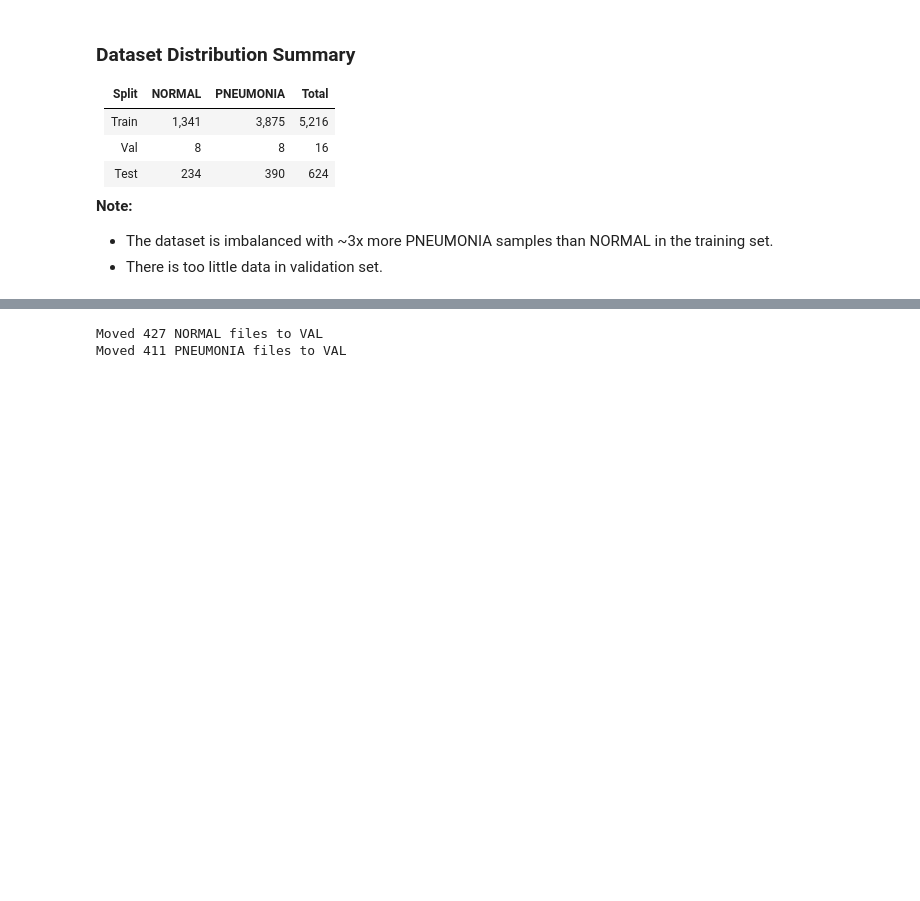
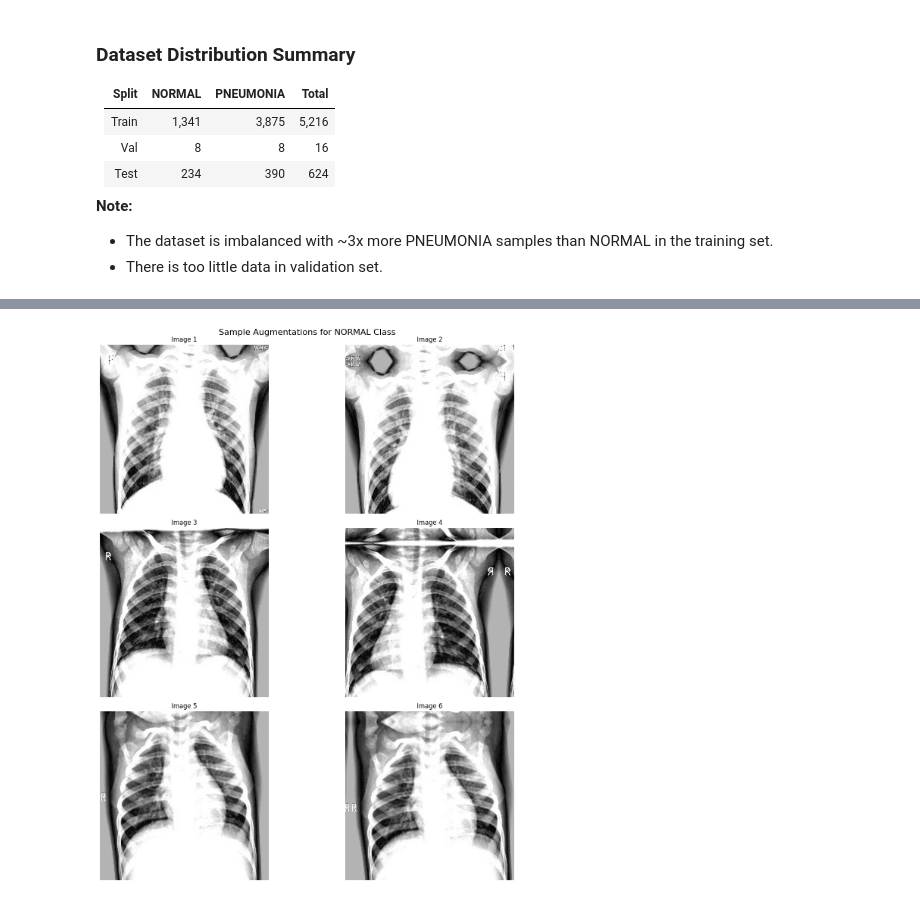
Before and after one commit to hanvocado/pneumonia_detection, a Jupyter notebook: src/preprocess/split_dataset.ipynb, the cells around one changed output, grey strips where cells are left out. Saved outputs shown, nothing was run; the diff lists cells and outputs as text; code cells hidden in the pictures; blank space fills up the shorter version.

Commit message:
fix: split_dataset

```diff
--- a/src/preprocess/split_dataset.ipynb
+++ b/src/preprocess/split_dataset.ipynb
@@ -89,2 +136,4 @@ len(file_names['test']['NORMAL']) , len(file_names['test']['PNEUMONIA'])
+# %%
+DATA_DIR = OUTPUT_DIR
 # %% [markdown]
 ## Data Augmentation for NORMAL Training Samples
@@ -126,0 +172,11 @@ normal_files = list_folder(train_normal_path)
+# %%
+train_dir = os.path.join(DATA_DIR, 'train')
+
+normal_path = os.path.join(train_dir, 'NORMAL')
+pneumonia_path = os.path.join(train_dir, 'PNEUMONIA')
+
+normal_files = glob(os.path.join(normal_path, '*'))
+pneumonia_files = glob(os.path.join(pneumonia_path, '*'))
+# %%
+needed = len(pneumonia_files) - len(normal_files)
+print(f"Số ảnh cần tăng cường cho lớp NORMAL: {needed}")
@@ -129,31 +187,24 @@ normal_files = list_folder(train_normal_path)
 augmented_count = 0
 images_to_show = []
 
-for file_name in normal_files:
-    file_path = os.path.join(train_normal_path, file_name)
+for i in tqdm(range(needed), desc="Augmenting", unit="img"):
+    file_path = random.choice(normal_files)
+    new_filename = f"aug_{i}_{os.path.basename(file_path)}"
+    dst_path = os.path.join(normal_path, new_filename)
 
-    # Read preprocessed image
     image = cv2.imread(file_path, cv2.IMREAD_GRAYSCALE)
 
     if image is None:
         print(f"Error: Unable to read image file at {file_path}")
         continue
 
-    base_name = os.path.splitext(file_name)[0]
-    ext = os.path.splitext(file_name)[1]
+    aug_img = augment_data(image)
+    cv2.imwrite(dst_path, aug_img)
 
-    # 1. Horizontal flip
-    flipped = horizontal_flip(image)
-    cv2.imwrite(os.path.join(train_normal_path, f"{base_name}_flip{ext}"), flipped)
+    if augmented_count < 3:
+        images_to_show.extend([image, aug_img])
 
-    # 2. Random translation
-    translated = random_translation(image)
-    cv2.imwrite(os.path.join(train_normal_path, f"{base_name}_trans{ext}"), translated)
-
-    if augmented_count < 6:
-        images_to_show.extend([image, flipped, translated])
-
-    augmented_count += 2
+    augmented_count += 1
 
 print(f"Augmentation complete!")
 print(f"Original NORMAL training samples: {len(normal_files)}")
@@ -230,32 +218,4 @@ PNEUMONIA - Moving 411 files to VAL (keeping 3464 in TRAIN)
-# %%
-# Move selected files from TRAIN to VAL
-def move_files_to_val(file_list, src_dir, dst_dir):
-    """Move files from source directory to destination directory"""
-    moved_count = 0
-    for file_name in file_list:
-        src_path = os.path.join(src_dir, file_name)
-        dst_path = os.path.join(dst_dir, file_name)
-        if os.path.exists(src_path):
-            shutil.move(src_path, dst_path)
-            moved_count += 1
-    return moved_count
-
-# Move NORMAL files
-normal_moved = move_files_to_val(
-    val_normal_new,
-    data_paths['train']['NORMAL'],
-    data_paths['val']['NORMAL']
-)
-
-# Move PNEUMONIA files
-pneumonia_moved = move_files_to_val(
-    val_pneumonia_new,
-    data_paths['train']['PNEUMONIA'],
-    data_paths['val']['PNEUMONIA']
-)
-
-print(f"Moved {normal_moved} NORMAL files to VAL")
-print(f"Moved {pneumonia_moved} PNEUMONIA files to VAL")
-# %% [output]
-Moved 427 NORMAL files to VAL
-Moved 411 PNEUMONIA files to VAL
+# %%
+show_images_in_grid(images=images_to_show, cols=2, header_title="Sample Augmentations for NORMAL Class")
+# %% [output]
+[figure, added]
```
Also changed, not shown: parts of 15 cells of this notebook, 2 other files.
